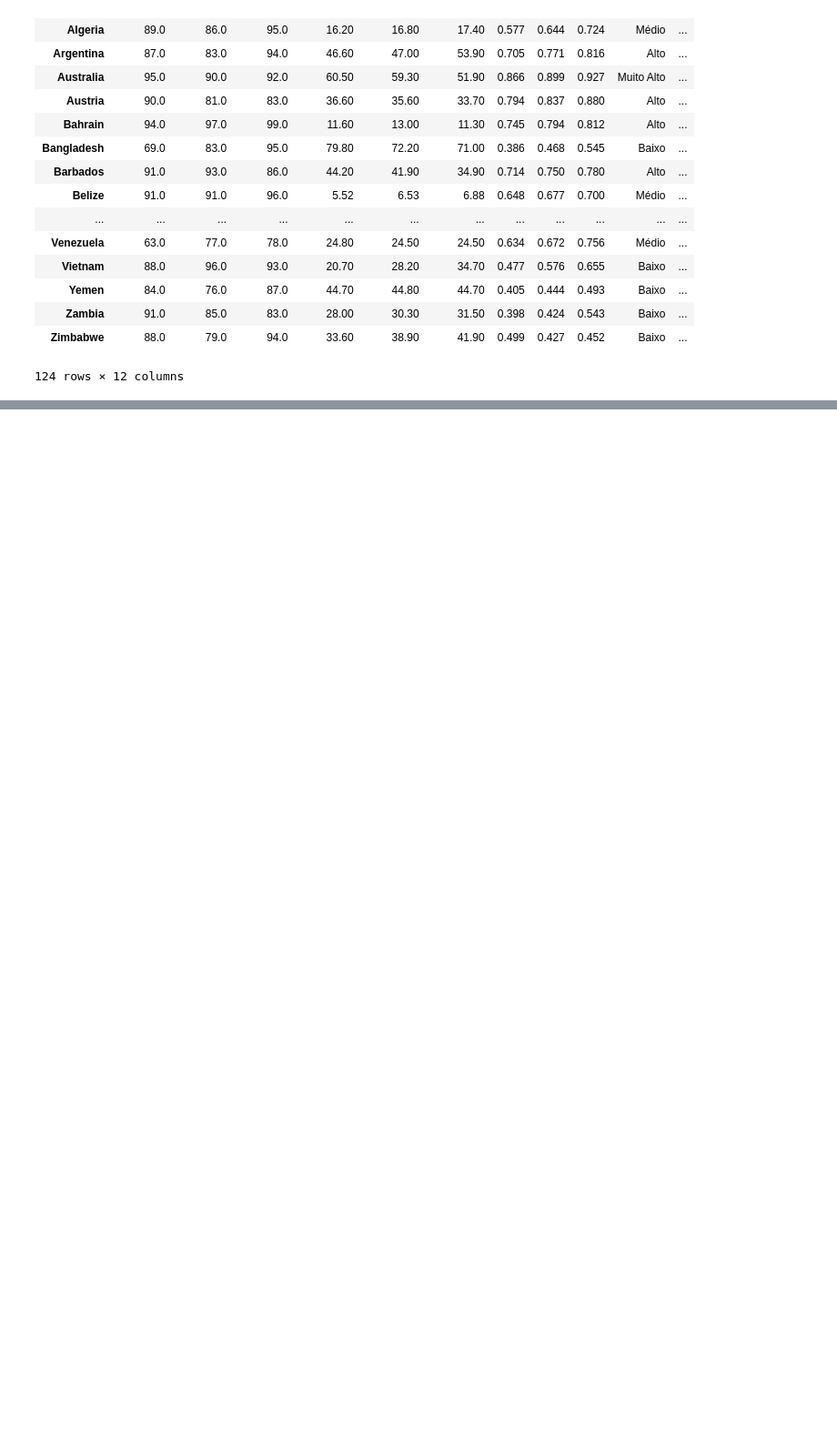
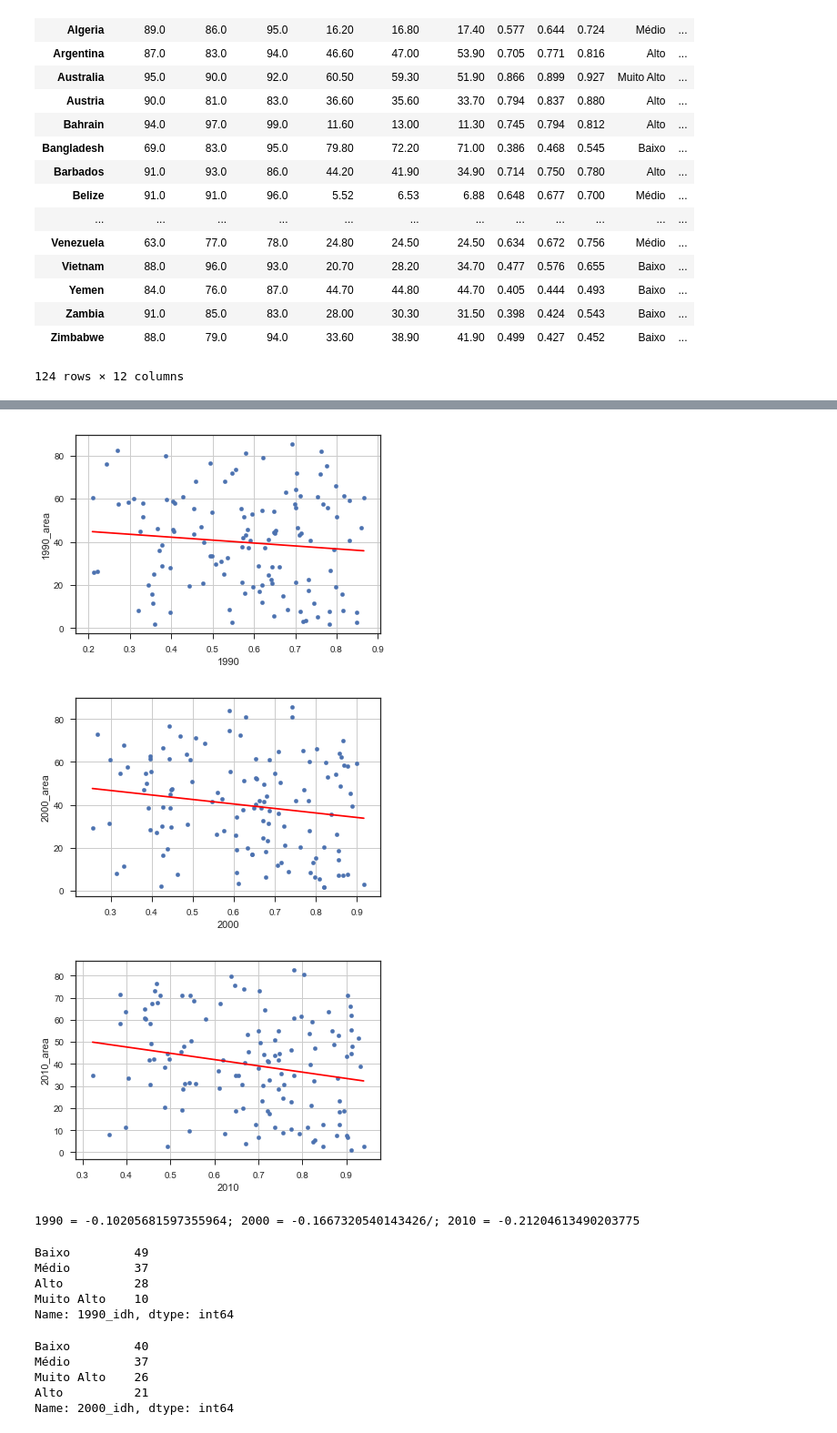
Before and after one commit to fscmaluf/Projeto1FabioMaluf, a Jupyter notebook: Projeto1_FabioMaluf.ipynb, the cells around one changed output, grey strips where cells are left out. Shown at 91% size. Cells and saved outputs as stored; diff of their text form; code cells hidden in the pictures; blank space fills up the shorter version.

```diff
--- a/Projeto1_FabioMaluf.ipynb
+++ b/Projeto1_FabioMaluf.ipynb
@@ -83,9 +71,0 @@ sns.pairplot(data90,hue= 'IDH_disc')
-# %%
-data00 = pd.DataFrame()
-data00['Vacinação'] = data['2000_vac']
-data00['Area'] = data['2000_area']
-data00['IDH'] = data[2000]
-data00['IDH_disc'] = data['2000_idh']
-sns.set(style="ticks")
-
-sns.pairplot(data00,hue= 'IDH_disc')
@@ -95,10 +71,0 @@ sns.pairplot(data00,hue= 'IDH_disc')
-# %%
-data10 = pd.DataFrame()
-data10['Vacinação'] = data['2010_vac']
-data10['Area'] = data['2010_area']
-data10['IDH'] = data[2010]
-data10['IDH_disc'] = data['2010_idh']
-
-sns.set(style="ticks")
-
-sns.pairplot(data10,hue= 'IDH_disc')
@@ -107,0 +75,46 @@ sns.pairplot(data10,hue= 'IDH_disc')
+# %%
+def reta(dados_x, dados_y):
+    a = dados_y.cov(dados_x) / dados_x.var()
+    b = dados_y.mean() - a*dados_x.mean()
+
+    plt.plot((dados_x.min(), dados_x.max()), (a*dados_x.min()+b, a*dados_x.max()+b), color='red')
+# %%
+data.plot.scatter(x=1990,y='1990_area');
+reta(data[1990], data['1990_area'])
+plt.grid()
+plt.show()
+data[1990].corr(data['1990_area'])
+
+data.plot.scatter(x=2000,y='2000_area');
+reta(data[2000], data['2000_area'])
+plt.grid()
+plt.show()
+
+data.plot.scatter(x=2010,y='2010_area');
+reta(data[2010], data['2010_area'])
+plt.grid()
+plt.show()
+
+print('1990 = {0}; 2000 = {1}/; 2010 = {2}'.format(data[1990].corr(data['1990_area']),\
+                                                   data[2000].corr(data['2000_area']),data[2010].corr(data['2010_area'])))
+# %% [output]
+[figure, added]
+[figure, added]
+[figure, added]
+1990 = -0.10205681597355964; 2000 = -0.1667320540143426/; 2010 = -0.21204613490203775
+# %%
+data['1990_idh'].value_counts()
+# %% [output]
+Baixo         49
+Médio         37
+Alto          28
+Muito Alto    10
+Name: 1990_idh, dtype: int64
+# %%
+data['2000_idh'].value_counts()
+# %% [output]
+Baixo         40
+Médio         37
+Muito Alto    26
+Alto          21
+Name: 2000_idh, dtype: int64
```
Also changed, not shown: parts of 13 cells of this notebook.
